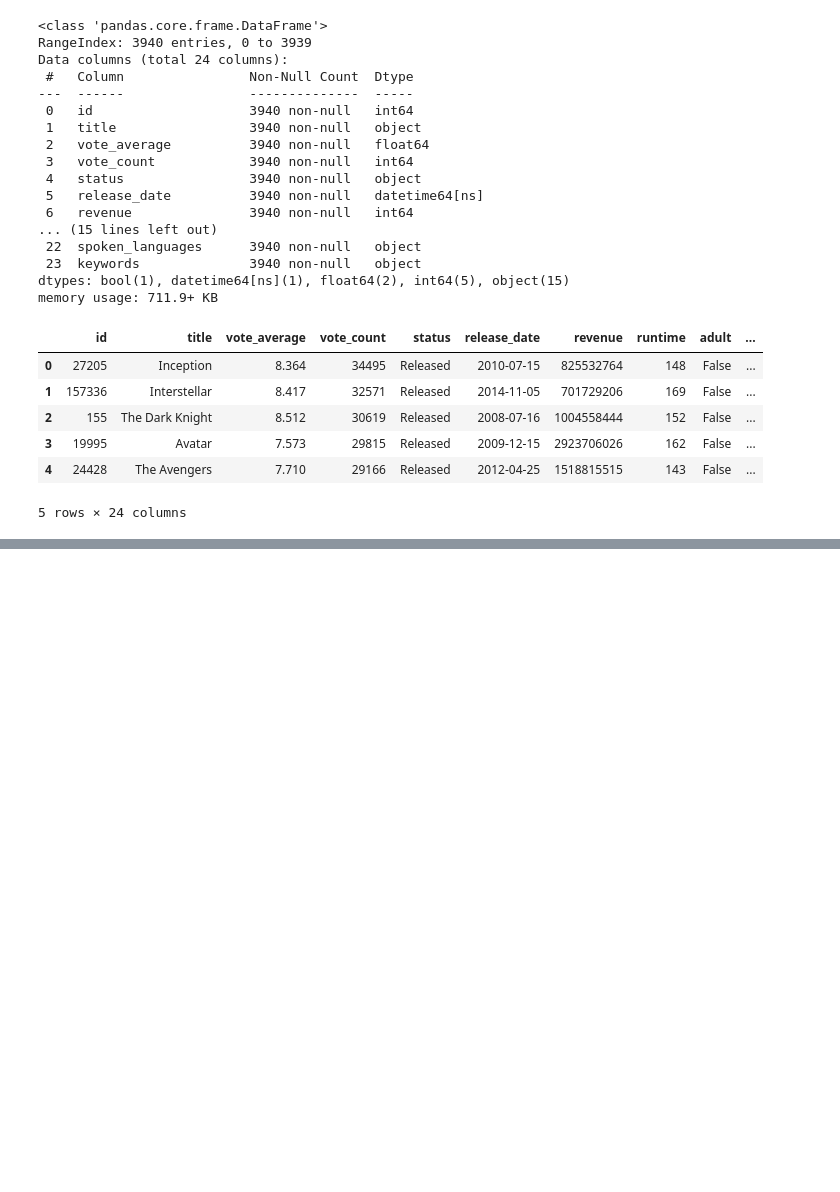
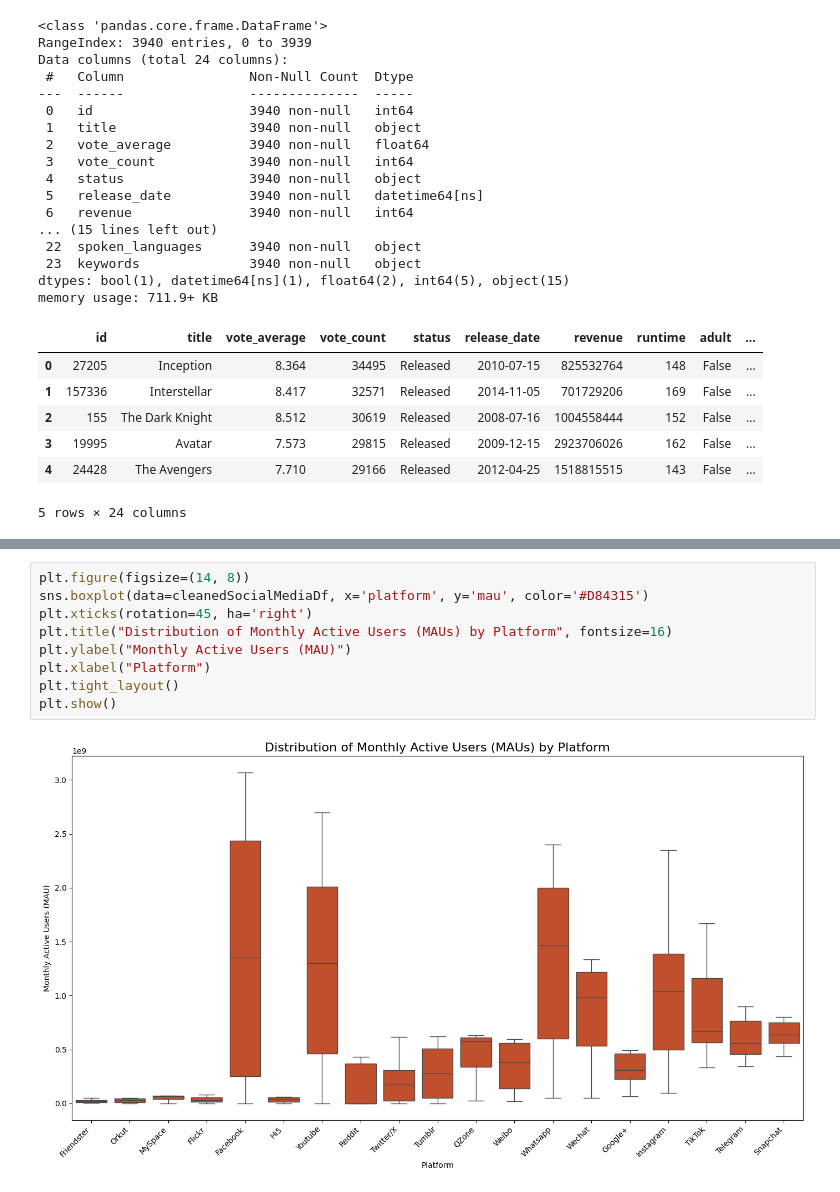
Before and after one commit to carloscailao/CSMODEL, a Jupyter notebook: notebook.ipynb, the cells around one changed output, grey strips where cells are left out. Saved outputs shown, nothing was run; the diff lists cells and outputs as text; blank space fills up the shorter version.

```diff
--- a/notebook.ipynb
+++ b/notebook.ipynb
@@ -551,0 +778,11 @@ memory usage: 711.9+ KB
+# %%
+plt.figure(figsize=(14, 8))
+sns.boxplot(data=cleanedSocialMediaDf, x='platform', y='mau', color='#D84315')
+plt.xticks(rotation=45, ha='right')
+plt.title("Distribution of Monthly Active Users (MAUs) by Platform", fontsize=16)
+plt.ylabel("Monthly Active Users (MAU)")
+plt.xlabel("Platform")
+plt.tight_layout()
+plt.show()
+# %% [output]
+[figure, added]
```
Also changed, not shown: parts of 80 cells of this notebook.
